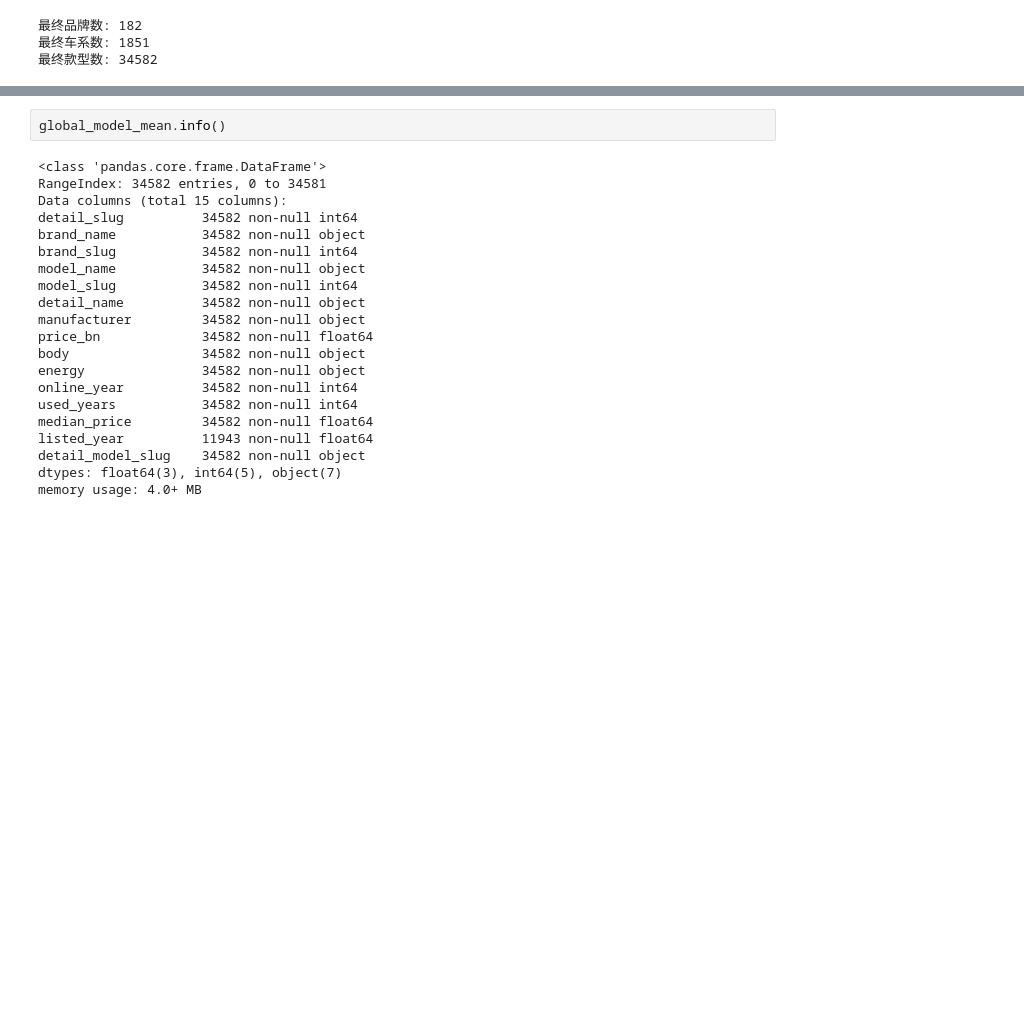
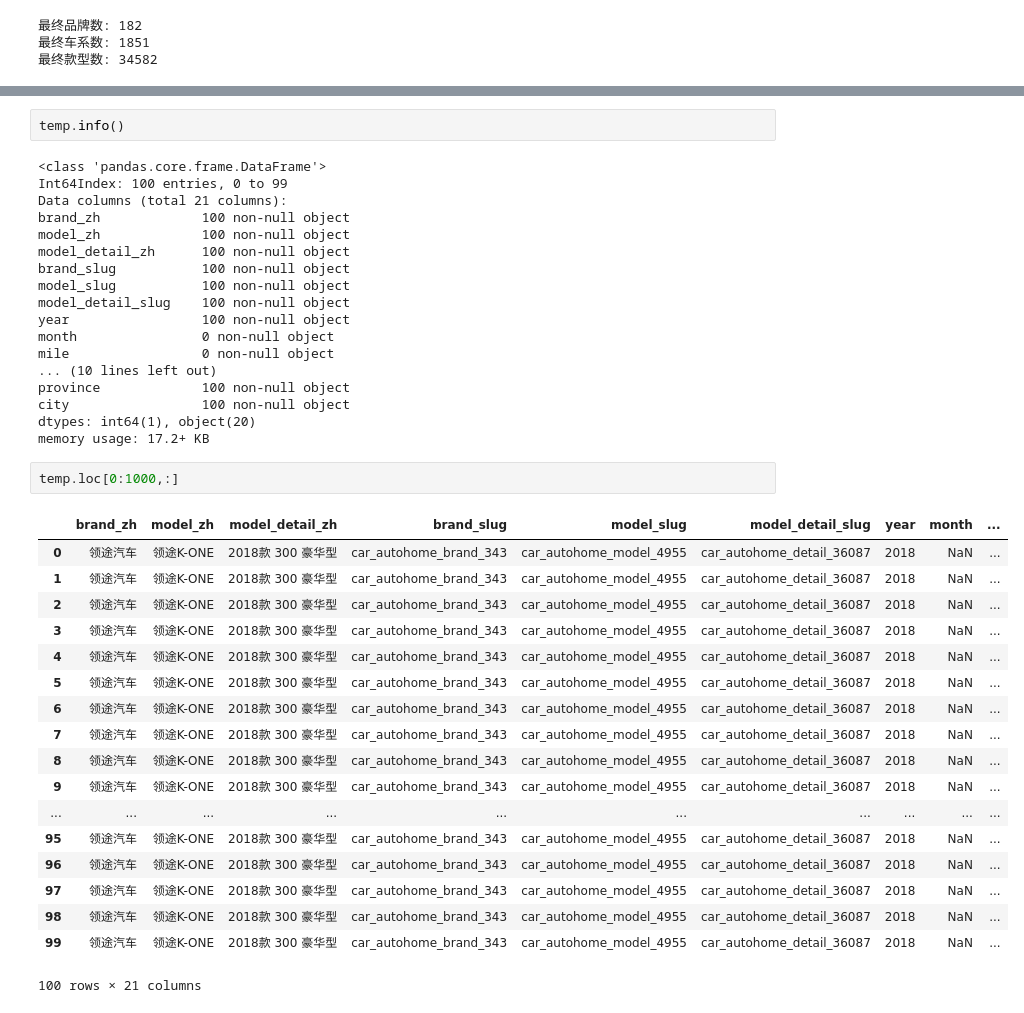
Before and after one commit to dj-lei/evaluation-predict, a Jupyter notebook: jupyter/add_new_detail_valuate.ipynb, the cells around one changed output, grey strips where cells are left out. Cells and saved outputs as stored; diff of their text form; blank space fills up the shorter version.

Commit message:
mod data_analyze

```diff
--- a/jupyter/add_new_detail_valuate.ipynb
+++ b/jupyter/add_new_detail_valuate.ipynb
@@ -115,23 +219,41 @@ print('最终款型数:',len(list(set(combine_detail.detail_model_slug.values)))
 # %%
-global_model_mean.info()
+temp.info()
 # %% [output]
 <class 'pandas.core.frame.DataFrame'>
-RangeIndex: 34582 entries, 0 to 34581
-Data columns (total 15 columns):
-detail_slug          34582 non-null int64
-brand_name           34582 non-null object
-brand_slug           34582 non-null int64
-model_name           34582 non-null object
-model_slug           34582 non-null int64
-detail_name          34582 non-null object
-manufacturer         34582 non-null object
-price_bn             34582 non-null float64
-body                 34582 non-null object
-energy               34582 non-null object
-online_year          34582 non-null int64
-used_years           34582 non-null int64
-median_price         34582 non-null float64
-listed_year          11943 non-null float64
-detail_model_slug    34582 non-null object
-dtypes: float64(3), int64(5), object(7)
-memory usage: 4.0+ MB
+Int64Index: 100 entries, 0 to 99
+Data columns (total 21 columns):
+brand_zh             100 non-null object
+model_zh             100 non-null object
+model_detail_zh      100 non-null object
+brand_slug           100 non-null object
+model_slug           100 non-null object
+model_detail_slug    100 non-null object
+year                 100 non-null object
+month                0 non-null object
+mile                 0 non-null object
+... (10 lines left out)
+province             100 non-null object
+city                 100 non-null object
+dtypes: int64(1), object(20)
+memory usage: 17.2+ KB
+# %%
+temp.loc[0:1000,:]
+# %% [output]
+|  | brand_zh | model_zh | model_detail_zh | brand_slug | model_slug | model_detail_slug | year | month | ... |
+| 0 | 领途汽车 | 领途K-ONE | 2018款 300 豪华型 | car_autohome_brand_343 | car_autohome_model_4955 | car_autohome_detail_36087 | 2018 | NaN | ... |
+| 1 | 领途汽车 | 领途K-ONE | 2018款 300 豪华型 | car_autohome_brand_343 | car_autohome_model_4955 | car_autohome_detail_36087 | 2018 | NaN | ... |
+| 2 | 领途汽车 | 领途K-ONE | 2018款 300 豪华型 | car_autohome_brand_343 | car_autohome_model_4955 | car_autohome_detail_36087 | 2018 | NaN | ... |
+| 3 | 领途汽车 | 领途K-ONE | 2018款 300 豪华型 | car_autohome_brand_343 | car_autohome_model_4955 | car_autohome_detail_36087 | 2018 | NaN | ... |
+| 4 | 领途汽车 | 领途K-ONE | 2018款 300 豪华型 | car_autohome_brand_343 | car_autohome_model_4955 | car_autohome_detail_36087 | 2018 | NaN | ... |
+| 5 | 领途汽车 | 领途K-ONE | 2018款 300 豪华型 | car_autohome_brand_343 | car_autohome_model_4955 | car_autohome_detail_36087 | 2018 | NaN | ... |
+| 6 | 领途汽车 | 领途K-ONE | 2018款 300 豪华型 | car_autohome_brand_343 | car_autohome_model_4955 | car_autohome_detail_36087 | 2018 | NaN | ... |
+| 7 | 领途汽车 | 领途K-ONE | 2018款 300 豪华型 | car_autohome_brand_343 | car_autohome_model_4955 | car_autohome_detail_36087 | 2018 | NaN | ... |
+| 8 | 领途汽车 | 领途K-ONE | 2018款 300 豪华型 | car_autohome_brand_343 | car_autohome_model_4955 | car_autohome_detail_36087 | 2018 | NaN | ... |
+| 9 | 领途汽车 | 领途K-ONE | 2018款 300 豪华型 | car_autohome_brand_343 | car_autohome_model_4955 | car_autohome_detail_36087 | 2018 | NaN | ... |
+| ... | ... | ... | ... | ... | ... | ... | ... | ... | ... |
+| 95 | 领途汽车 | 领途K-ONE | 2018款 300 豪华型 | car_autohome_brand_343 | car_autohome_model_4955 | car_autohome_detail_36087 | 2018 | NaN | ... |
+| 96 | 领途汽车 | 领途K-ONE | 2018款 300 豪华型 | car_autohome_brand_343 | car_autohome_model_4955 | car_autohome_detail_36087 | 2018 | NaN | ... |
+| 97 | 领途汽车 | 领途K-ONE | 2018款 300 豪华型 | car_autohome_brand_343 | car_autohome_model_4955 | car_autohome_detail_36087 | 2018 | NaN | ... |
+| 98 | 领途汽车 | 领途K-ONE | 2018款 300 豪华型 | car_autohome_brand_343 | car_autohome_model_4955 | car_autohome_detail_36087 | 2018 | NaN | ... |
+| 99 | 领途汽车 | 领途K-ONE | 2018款 300 豪华型 | car_autohome_brand_343 | car_autohome_model_4955 | car_autohome_detail_36087 | 2018 | NaN | ... |
+100 rows × 21 columns
```
Also changed, not shown: parts of 3 cells of this notebook, 5 other files.
